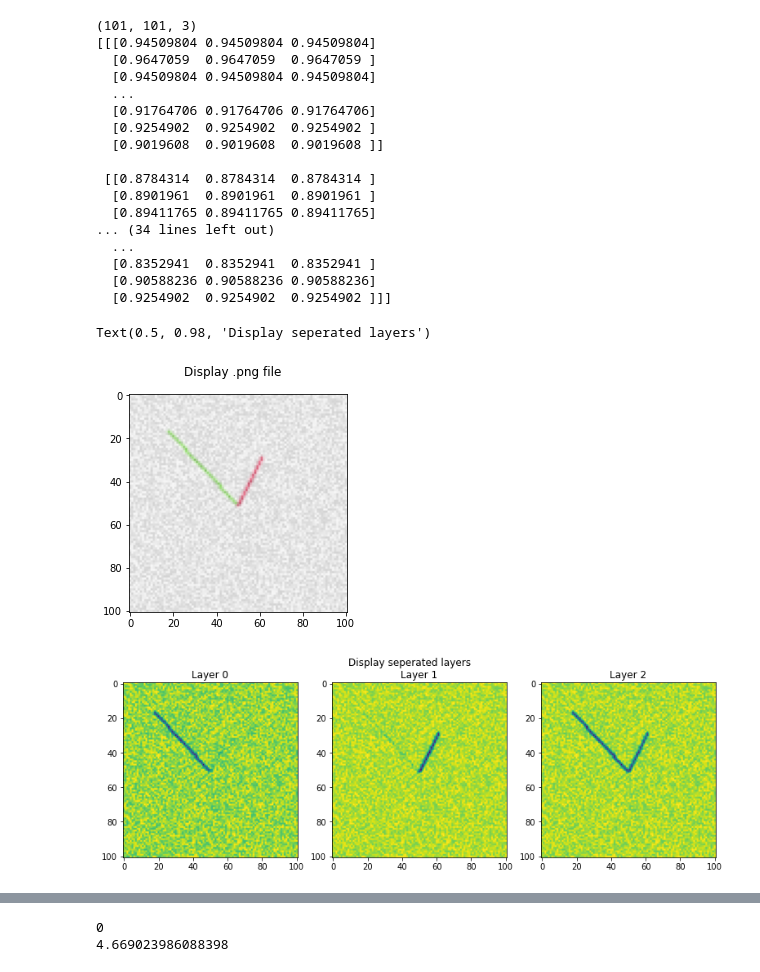
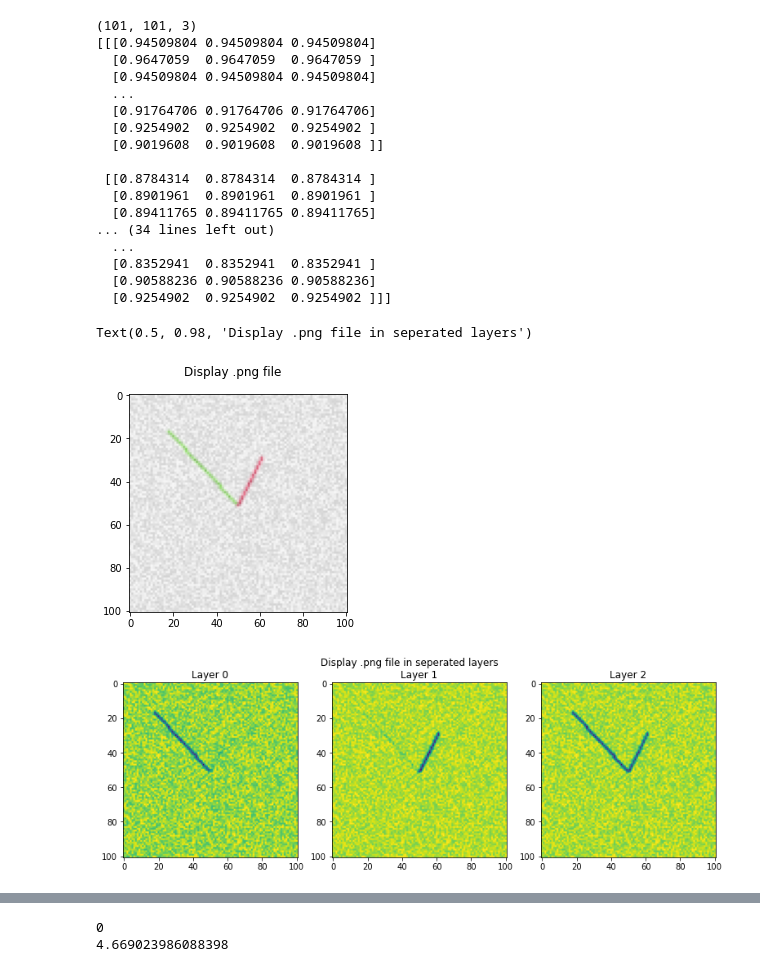
Before and after one commit to primroseisaseal/python-project, a Jupyter notebook: project_1.ipynb, the cells around one changed output, grey strips where cells are left out. Saved outputs shown, nothing was run; the diff lists cells and outputs as text; code cells hidden in the pictures.

```diff
--- a/project_1.ipynb
+++ b/project_1.ipynb
@@ -73,36 +73,36 @@ plt.suptitle('Display .png file')
 #How to plot multi-graph in 1 figure.
     # Lines : 22-28 : matplotlib example
     # URL: https://matplotlib.org/stable/gallery/lines_bars_and_markers/categorical_variables.html#sphx-glr-gallery-lines-bars-and-markers-categorical-variables-py
     # Accessed on 1 Nov 2021.
 fig2, axs = plt.subplots(1, 3, figsize=(13, 4))
 axs[0].set_title('Layer 0')
 axs[0].imshow(read_clock[0:101,0:101,0])
 axs[1].set_title('Layer 1')
 axs[1].imshow(read_clock[0:101,0:101,1])
 axs[2].set_title('Layer 2')
 axs[2].imshow(read_clock[0:101,0:101,2])
-fig2.suptitle('Display seperated layers')
+fig2.suptitle('Display .png file in seperated layers')
 # %% [output]
 (101, 101, 3)
 [[[0.94509804 0.94509804 0.94509804]
   [0.9647059  0.9647059  0.9647059 ]
   [0.94509804 0.94509804 0.94509804]
   ...
   [0.91764706 0.91764706 0.91764706]
   [0.9254902  0.9254902  0.9254902 ]
   [0.9019608  0.9019608  0.9019608 ]]
 
  [[0.8784314  0.8784314  0.8784314 ]
   [0.8901961  0.8901961  0.8901961 ]
   [0.89411765 0.89411765 0.89411765]
 ... (34 lines left out)
   ...
   [0.8352941  0.8352941  0.8352941 ]
   [0.90588236 0.90588236 0.90588236]
   [0.9254902  0.9254902  0.9254902 ]]]
-Text(0.5, 0.98, 'Display seperated layers')
+Text(0.5, 0.98, 'Display .png file in seperated layers')
 [figure]
-[figure, old version]
+[figure, new version]
 # %% [markdown]
 ---
 ## Task 2: Clean up the images to extract data [6 marks]
```
Also changed, not shown: parts of 1 cell of this notebook.
